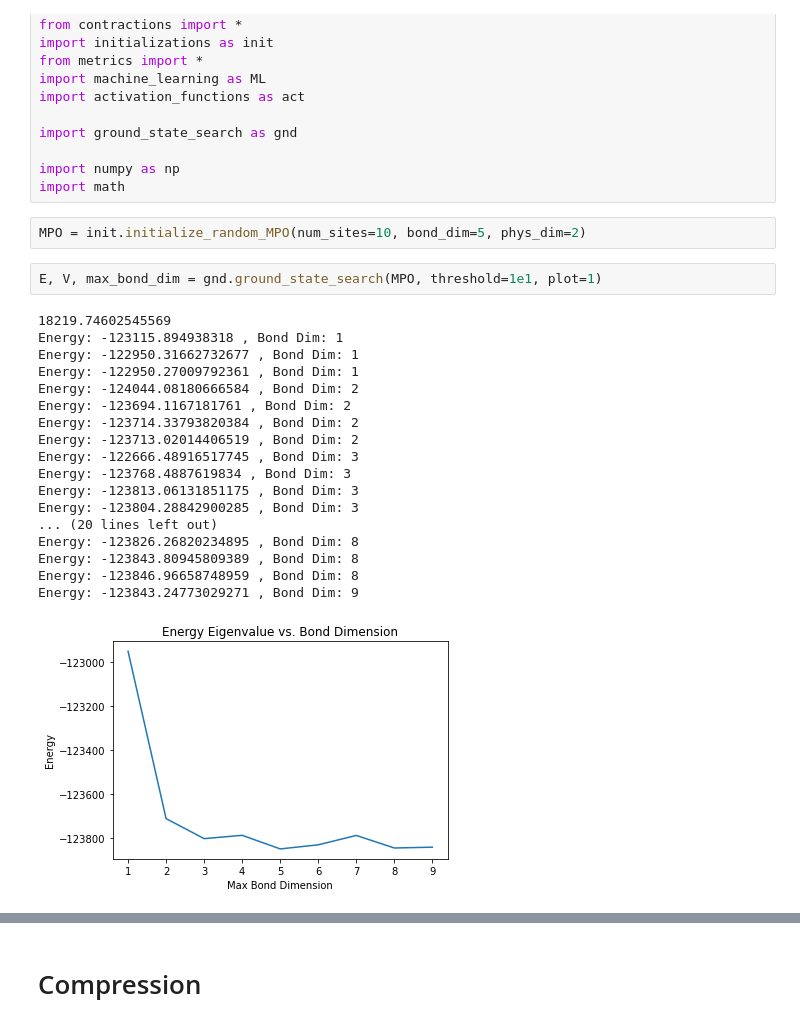
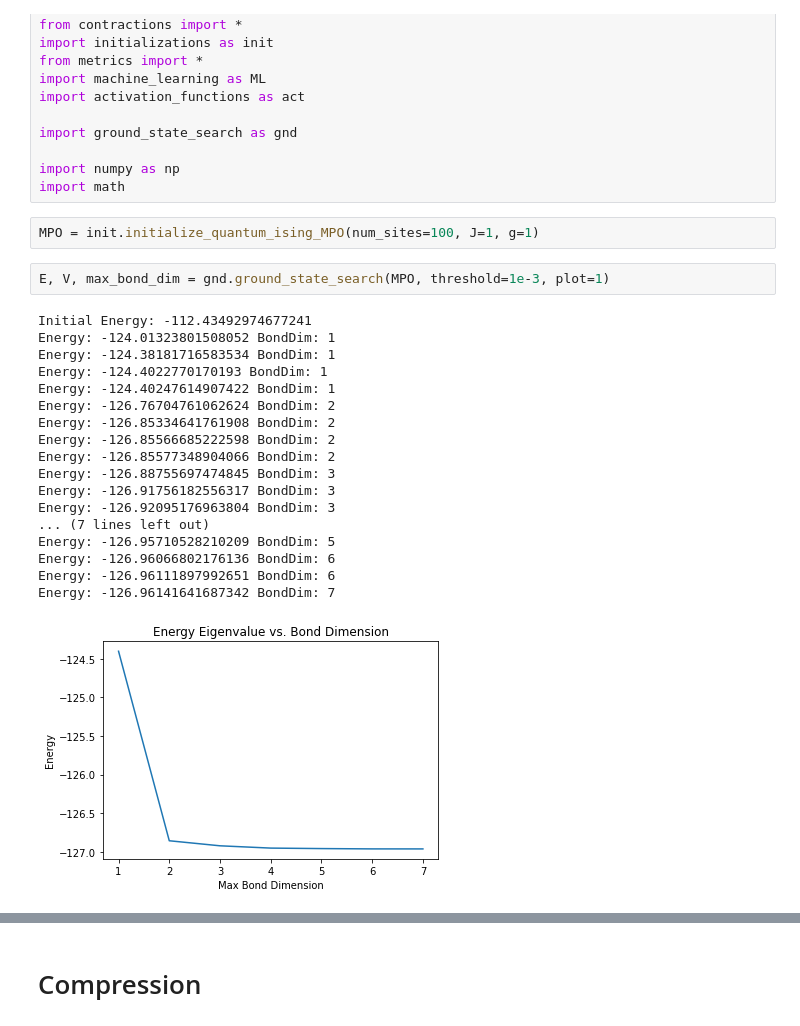
Before and after one commit to aaronleesander/DMRG-inspired-Algorithms-for-Neural-Network-Compression, a Jupyter notebook: DMRG/main.ipynb, the cells around one changed output, grey strips where cells are left out. Cells and saved outputs as stored; diff of their text form.

Commit message:
Cleanup of plots and functions

```diff
--- a/DMRG/main.ipynb
+++ b/DMRG/main.ipynb
@@ -25,26 +25,26 @@ import ground_state_search as gnd
 
 import numpy as np
 import math
-# %%
-MPO = init.initialize_random_MPO(num_sites=10, bond_dim=5, phys_dim=2)
+# %%
+MPO = init.initialize_quantum_ising_MPO(num_sites=100, J=1, g=1)
 # %%
-E, V, max_bond_dim = gnd.ground_state_search(MPO, threshold=1e1, plot=1)
+E, V, max_bond_dim = gnd.ground_state_search(MPO, threshold=1e-3, plot=1)
 # %% [output]
-18219.74602545569
-Energy: -123115.894938318 , Bond Dim: 1
-Energy: -122950.31662732677 , Bond Dim: 1
-Energy: -122950.27009792361 , Bond Dim: 1
-Energy: -124044.08180666584 , Bond Dim: 2
-Energy: -123694.1167181761 , Bond Dim: 2
-Energy: -123714.33793820384 , Bond Dim: 2
-Energy: -123713.02014406519 , Bond Dim: 2
-Energy: -122666.48916517745 , Bond Dim: 3
-Energy: -123768.4887619834 , Bond Dim: 3
-Energy: -123813.06131851175 , Bond Dim: 3
-Energy: -123804.28842900285 , Bond Dim: 3
-... (20 lines left out)
-Energy: -123826.26820234895 , Bond Dim: 8
-Energy: -123843.80945809389 , Bond Dim: 8
-Energy: -123846.96658748959 , Bond Dim: 8
-Energy: -123843.24773029271 , Bond Dim: 9
+Initial Energy: -112.43492974677241
+Energy: -124.01323801508052 BondDim: 1
+Energy: -124.38181716583534 BondDim: 1
+Energy: -124.4022770170193 BondDim: 1
+Energy: -124.40247614907422 BondDim: 1
+Energy: -126.76704761062624 BondDim: 2
+Energy: -126.85334641761908 BondDim: 2
+Energy: -126.85566685222598 BondDim: 2
+Energy: -126.85577348904066 BondDim: 2
+Energy: -126.88755697474845 BondDim: 3
+Energy: -126.91756182556317 BondDim: 3
+Energy: -126.92095176963804 BondDim: 3
+... (7 lines left out)
+Energy: -126.95710528210209 BondDim: 5
+Energy: -126.96066802176136 BondDim: 6
+Energy: -126.96111897992651 BondDim: 6
+Energy: -126.96141641687342 BondDim: 7
-[figure, old version]
+[figure, new version]
```
Also changed, not shown: parts of 17 cells of this notebook, 3 other files.
